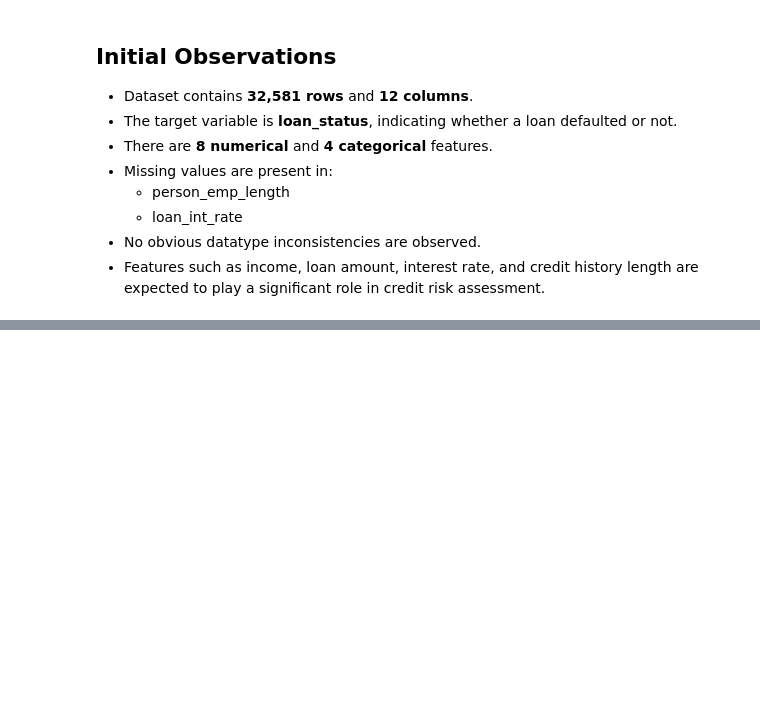
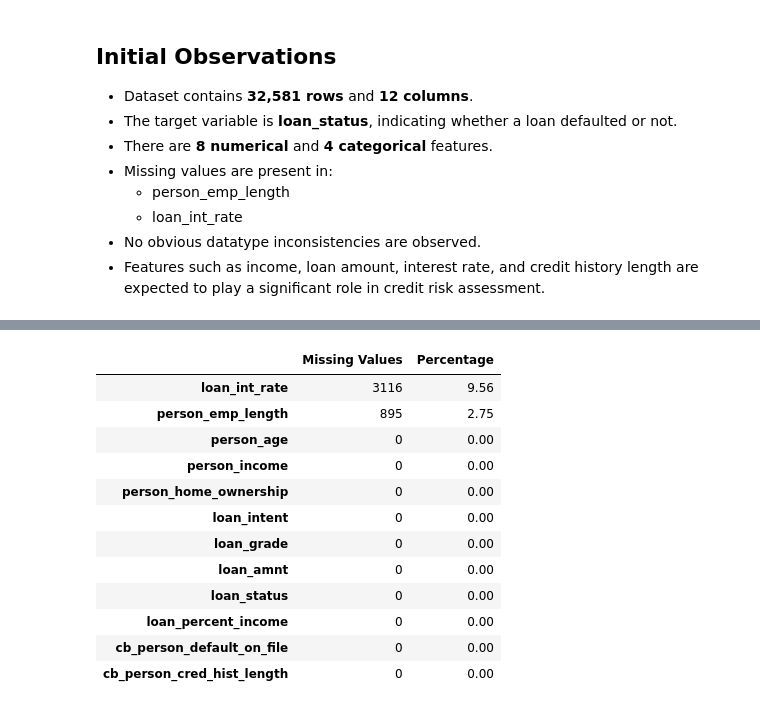
Before and after one commit to charank006/credit-risk-eda, a Jupyter notebook: notebooks/credit_eda.ipynb, the cells around one changed output, grey strips where cells are left out. Saved outputs shown, nothing was run; the diff lists cells and outputs as text; code cells hidden in the pictures; blank space fills up the shorter version.

Commit message:
Checked the data quality and found data issues

```diff
--- a/notebooks/credit_eda.ipynb
+++ b/notebooks/credit_eda.ipynb
@@ -175,0 +196,21 @@ See https://pandas.pydata.org/docs/user_guide/migration-3-strings.html#string-mi
+# %%
+missing = pd.DataFrame({
+    "Missing Values": df.isnull().sum(),
+    "Percentage": (df.isnull().sum()/len(df)*100).round(2)
+})
+
+missing.sort_values("Percentage", ascending=False)
+# %% [output]
+|  | Missing Values | Percentage |
+| loan_int_rate | 3116 | 9.56 |
+| person_emp_length | 895 | 2.75 |
+| person_age | 0 | 0.00 |
+| person_income | 0 | 0.00 |
+| person_home_ownership | 0 | 0.00 |
+| loan_intent | 0 | 0.00 |
+| loan_grade | 0 | 0.00 |
+| loan_amnt | 0 | 0.00 |
+| loan_status | 0 | 0.00 |
+| loan_percent_income | 0 | 0.00 |
+| cb_person_default_on_file | 0 | 0.00 |
+| cb_person_cred_hist_length | 0 | 0.00 |
```
Also changed, not shown: parts of 8 cells of this notebook.
